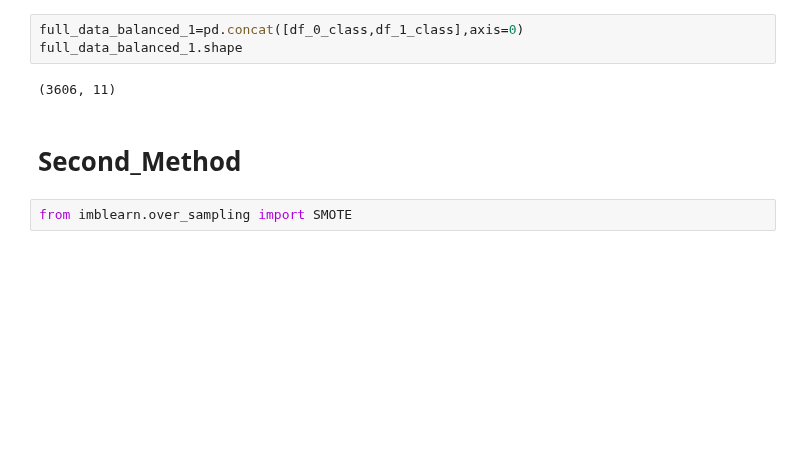
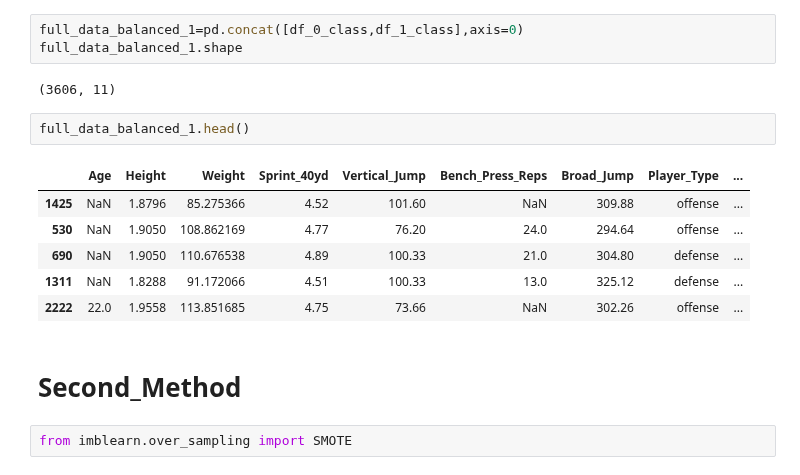
Before and after one commit to SalemElbermawy/comp_gci, a Jupyter notebook: gci_comp.ipynb, the cells around one changed output. Cells and saved outputs as stored; diff of their text form; blank space fills up the shorter version.

```diff
--- a/gci_comp.ipynb
+++ b/gci_comp.ipynb
@@ -491,6 +491,15 @@ full_data_balanced_1=pd.concat([df_0_class,df_1_class],axis=0)
 full_data_balanced_1.shape
 # %% [output]
 (3606, 11)
+# %%
+full_data_balanced_1.head()
+# %% [output]
+|  | Age | Height | Weight | Sprint_40yd | Vertical_Jump | Bench_Press_Reps | Broad_Jump | Player_Type | ... |
+| 1425 | NaN | 1.8796 | 85.275366 | 4.52 | 101.60 | NaN | 309.88 | offense | ... |
+| 530 | NaN | 1.9050 | 108.862169 | 4.77 | 76.20 | 24.0 | 294.64 | offense | ... |
+| 690 | NaN | 1.9050 | 110.676538 | 4.89 | 100.33 | 21.0 | 304.80 | defense | ... |
+| 1311 | NaN | 1.8288 | 91.172066 | 4.51 | 100.33 | 13.0 | 325.12 | defense | ... |
+| 2222 | 22.0 | 1.9558 | 113.851685 | 4.75 | 73.66 | NaN | 302.26 | offense | ... |
 # %% [markdown]
 # Second_Method
 # %%
```
Also changed, not shown: parts of 41 cells of this notebook, 12 other files.
